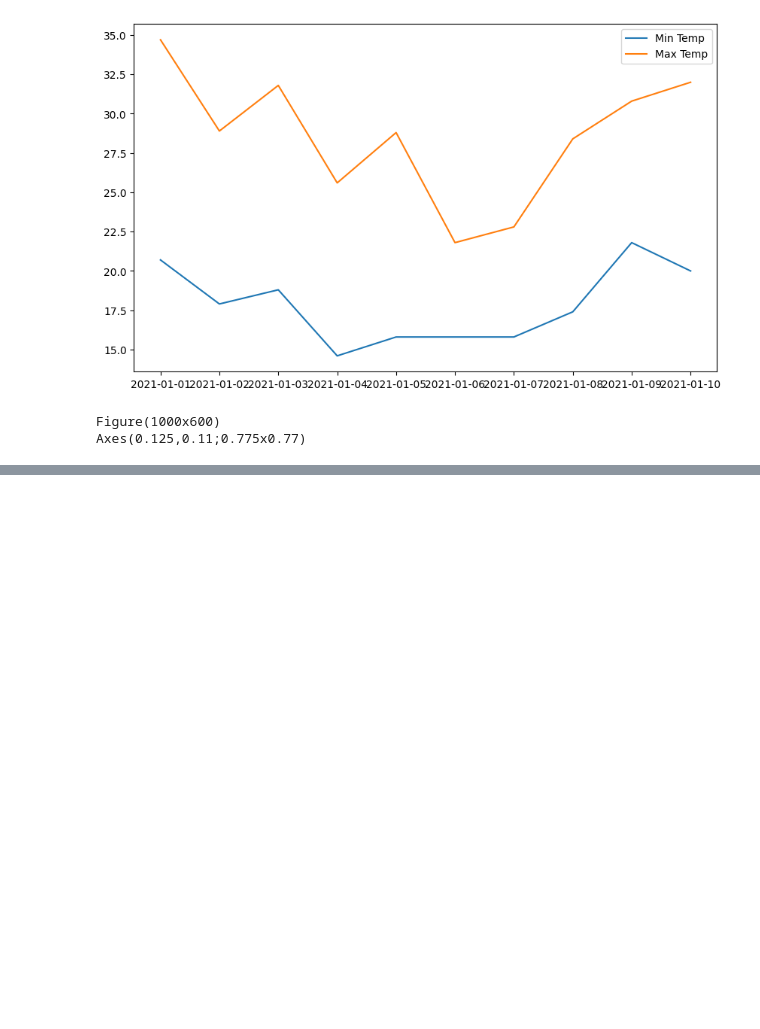
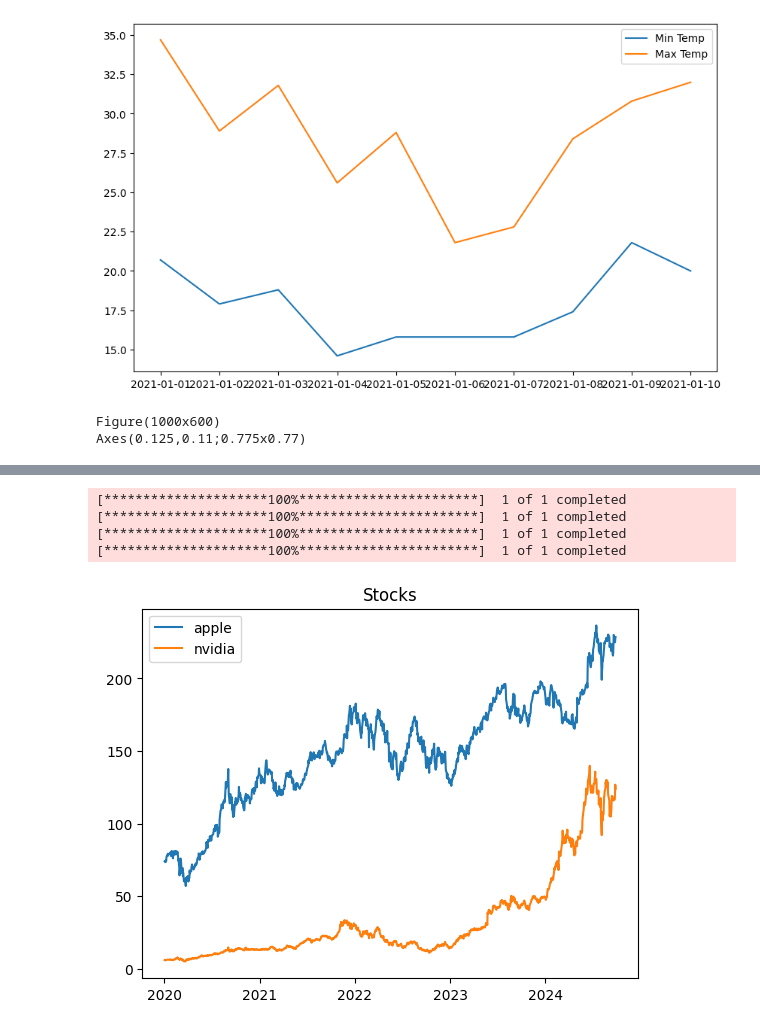
Before and after one commit to dsleslie/Archiving, a Jupyter notebook: IMDGB/step02_ds_basic/241001_lecture.ipynb, the cells around one changed output, grey strips where cells are left out. Saved outputs shown, nothing was run; the diff lists cells and outputs as text; code cells hidden in the pictures; blank space fills up the shorter version.

```diff
--- a/IMDGB/step02_ds_basic/241001_lecture.ipynb
+++ b/IMDGB/step02_ds_basic/241001_lecture.ipynb
@@ -137,3 +135,19 @@ ModuleNotFoundError: No module named 'yfinance'
 # %%
 apple = yf.download("AAPL", start = "2020-01-01", end="2024-09-30")
-apple
+nvidia = yf.download("NVDA", start = "2020-01-01", end="2024-09-30")
+intel = yf.download("INTC", start="2020-01-01", end = "2024-09-30")
+amazon = yf.download("AMZN", start="2020-01-01", end = "2024-09-30")
+# %% [output]
+[*********************100%***********************]  1 of 1 completed
+[*********************100%***********************]  1 of 1 completed
+[*********************100%***********************]  1 of 1 completed
+[*********************100%***********************]  1 of 1 completed
+# %%
+fig, ax = plt.subplots()
+ax.plot(apple['Open'], label = 'apple')
+ax.plot(nvidia['Open'], label = 'nvidia')
+ax.set_title('Stocks')
+ax.legend()
+plt.show()
+# %% [output]
+[figure, added]
```
Also changed, not shown: parts of 3 cells of this notebook, 1 other file.
